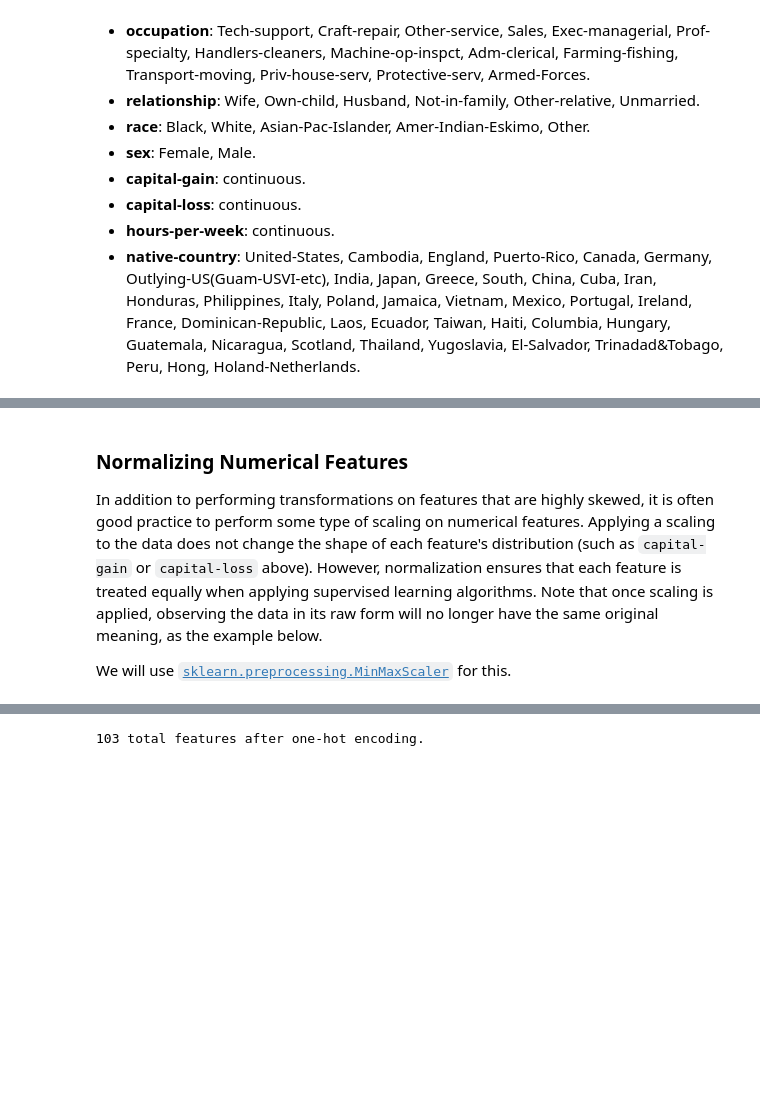
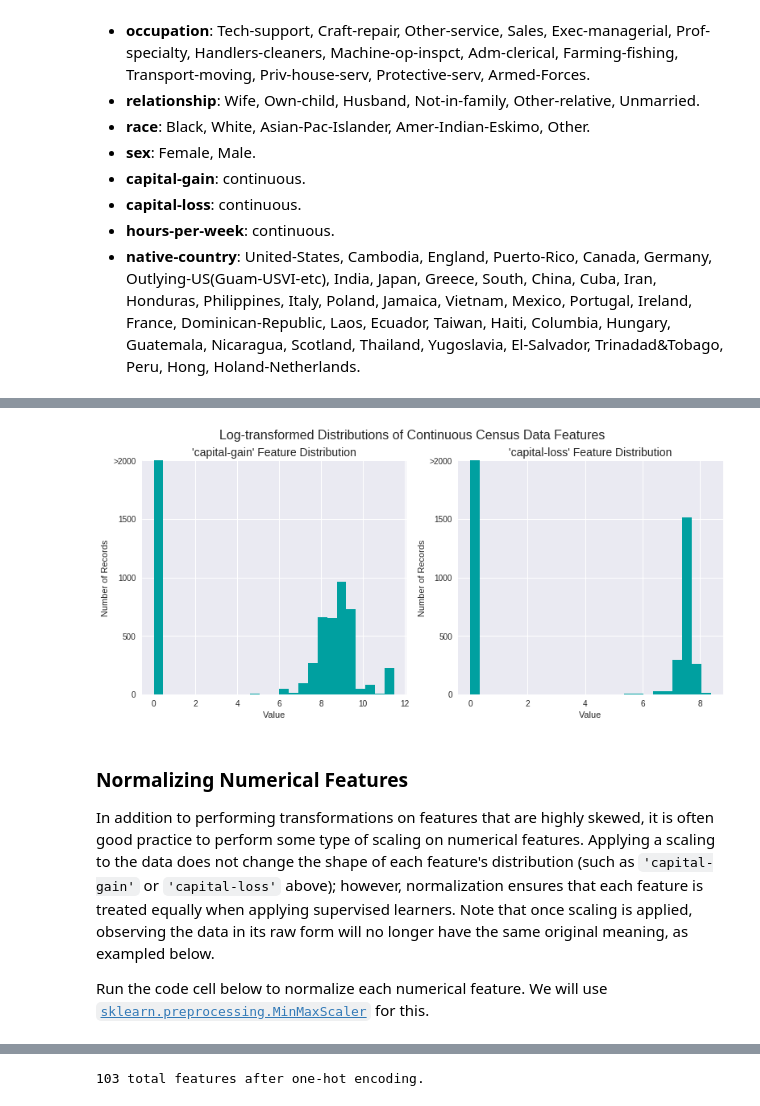
Before and after one commit to matheus-asilva/machine_learning_nd, a Jupyter notebook: supervised_learning/project/finding_donors.ipynb, the cells around one changed output, grey strips where cells are left out. Saved outputs shown, nothing was run; the diff lists cells and outputs as text; code cells hidden in the pictures; blank space fills up the shorter version.

```diff
--- a/supervised_learning/project/finding_donors.ipynb
+++ b/supervised_learning/project/finding_donors.ipynb
@@ -142,6 +125,16 @@ plt.show()
+# %%
+# Log-transform the skewed features
+skewed = ['capital-gain', 'capital-loss']
+features_log_transformed = pd.DataFrame(data = features_raw)
+features_log_transformed[skewed] = features_raw[skewed].apply(lambda x: np.log(x + 1))
+
+# Visualize the new log distributions
+vs.distribution(features_log_transformed, transformed = True)
+# %% [output]
+[figure, added]
 # %% [markdown]
 ### Normalizing Numerical Features
-In addition to performing transformations on features that are highly skewed, it is often good practice to perform some type of scaling on numerical features. Applying a scaling to the data does not change the shape of each feature's distribution (such as `capital-gain` or `capital-loss` above). However, normalization ensures that each feature is treated equally when applying supervised learning algorithms. Note that once scaling is applied, observing the data in its raw form will no longer have the same original meaning, as the example below.
+In addition to performing transformations on features that are highly skewed, it is often good practice to perform some type of scaling on numerical features. Applying a scaling to the data does not change the shape of each feature's distribution (such as `'capital-gain'` or `'capital-loss'` above); however, normalization ensures that each feature is treated equally when applying supervised learners. Note that once scaling is applied, observing the data in its raw form will no longer have the same original meaning, as exampled below.
 
-We will use [`sklearn.preprocessing.MinMaxScaler`](http://scikit-learn.org/stable/modules/generated/sklearn.preprocessing.MinMaxScaler.html) for this.
+Run the code cell below to normalize each numerical feature. We will use [`sklearn.preprocessing.MinMaxScaler`](http://scikit-learn.org/stable/modules/generated/sklearn.preprocessing.MinMaxScaler.html) for this.
 # %%
```
Also changed, not shown: parts of 53 cells of this notebook.
